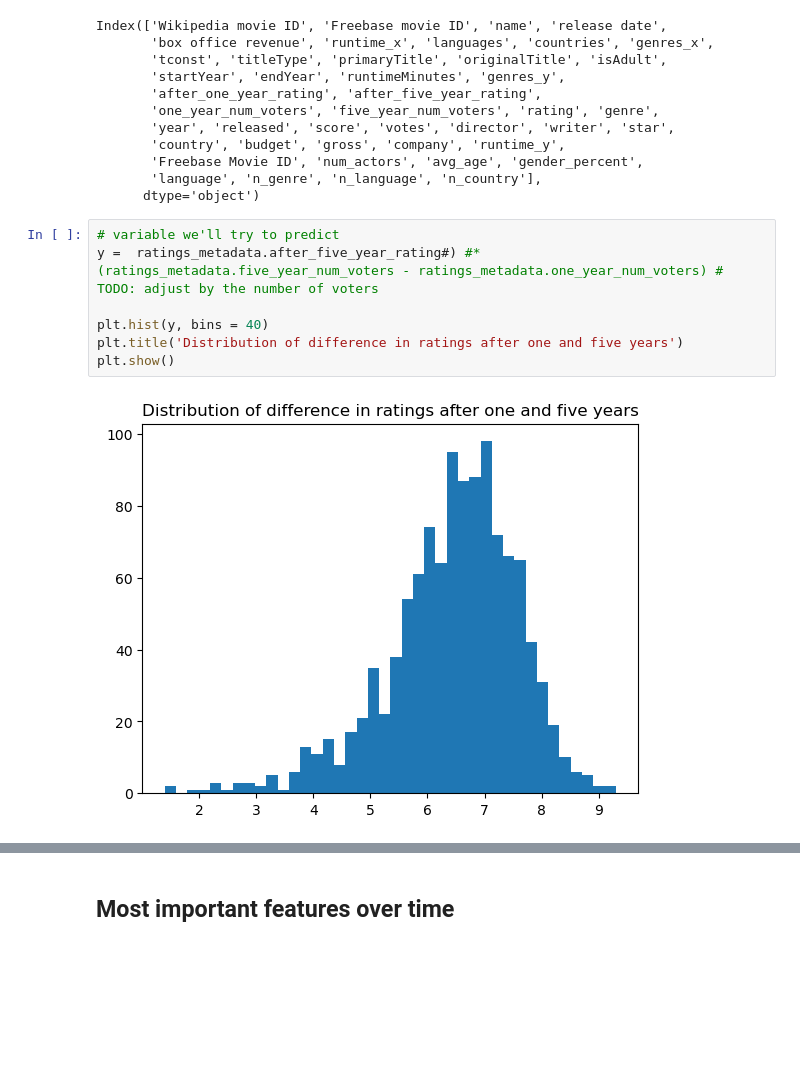
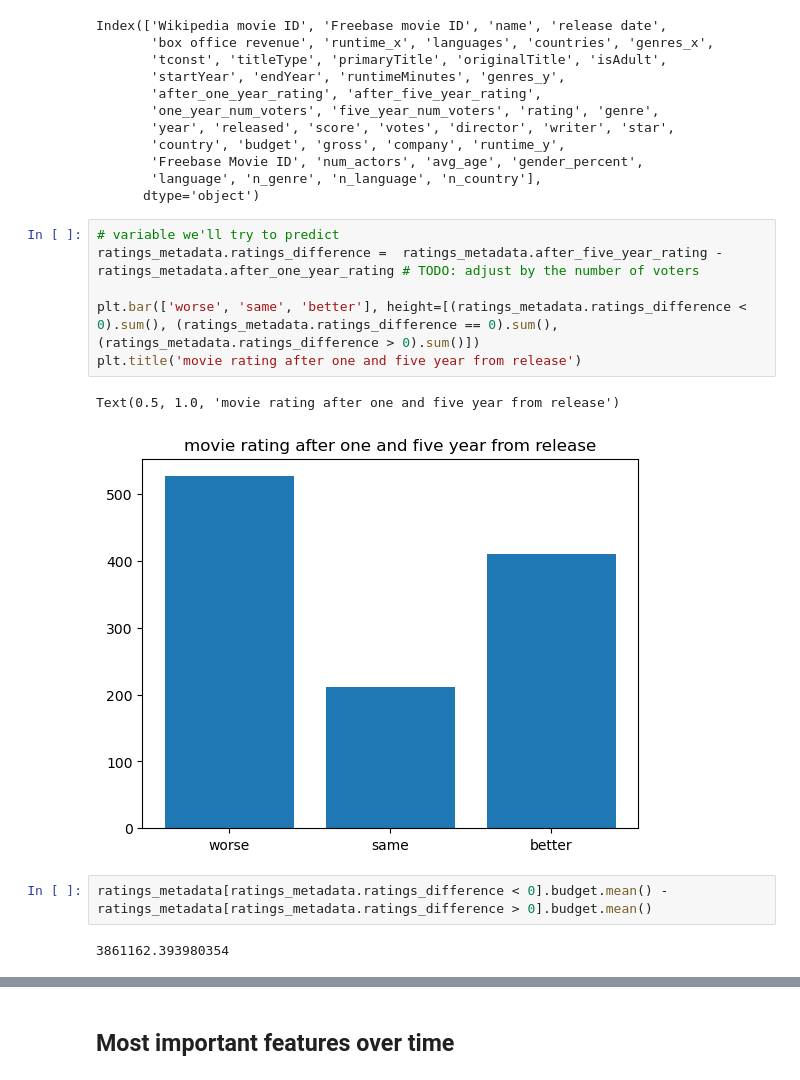
Before and after one commit to epfl-ada/ada-2023-project-msosm, a Jupyter notebook: main.ipynb, the cells around one changed output, grey strips where cells are left out. Drawn from its saved outputs; the diff is of its cells as text; blank space fills up the shorter version.

```diff
--- a/main.ipynb
+++ b/main.ipynb
@@ -504,11 +504,15 @@ Index(['Wikipedia movie ID', 'Freebase movie ID', 'name', 'release date',
       dtype='object')
 # %%
 # variable we'll try to predict
-y =  ratings_metadata.after_five_year_rating#) #* (ratings_metadata.five_year_num_voters - ratings_metadata.one_year_num_voters) # TODO: adjust by the number of voters
+ratings_metadata.ratings_difference =  ratings_metadata.after_five_year_rating - ratings_metadata.after_one_year_rating # TODO: adjust by the number of voters
 
-plt.hist(y, bins = 40)
-plt.title('Distribution of difference in ratings after one and five years')
-plt.show()
+plt.bar(['worse', 'same', 'better'], height=[(ratings_metadata.ratings_difference < 0).sum(), (ratings_metadata.ratings_difference == 0).sum(), (ratings_metadata.ratings_difference > 0).sum()])
+plt.title('movie rating after one and five year from release')
 # %% [output]
+Text(0.5, 1.0, 'movie rating after one and five year from release')
-[figure, old version]
+[figure, new version]
+# %%
+ratings_metadata[ratings_metadata.ratings_difference < 0].budget.mean() - ratings_metadata[ratings_metadata.ratings_difference > 0].budget.mean()
+# %% [output]
+3861162.393980354
 # %%
```
Also changed, not shown: parts of 3 cells of this notebook.
